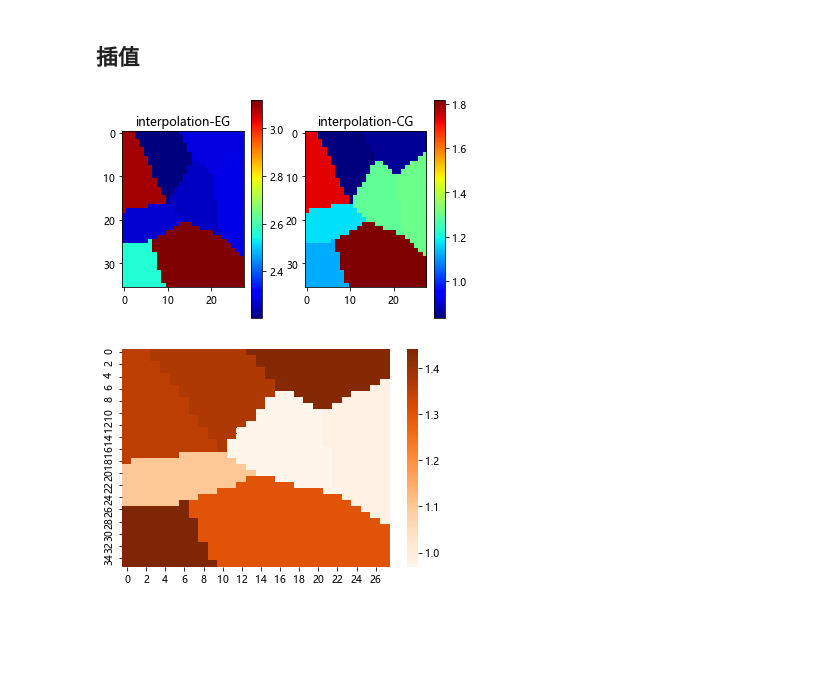
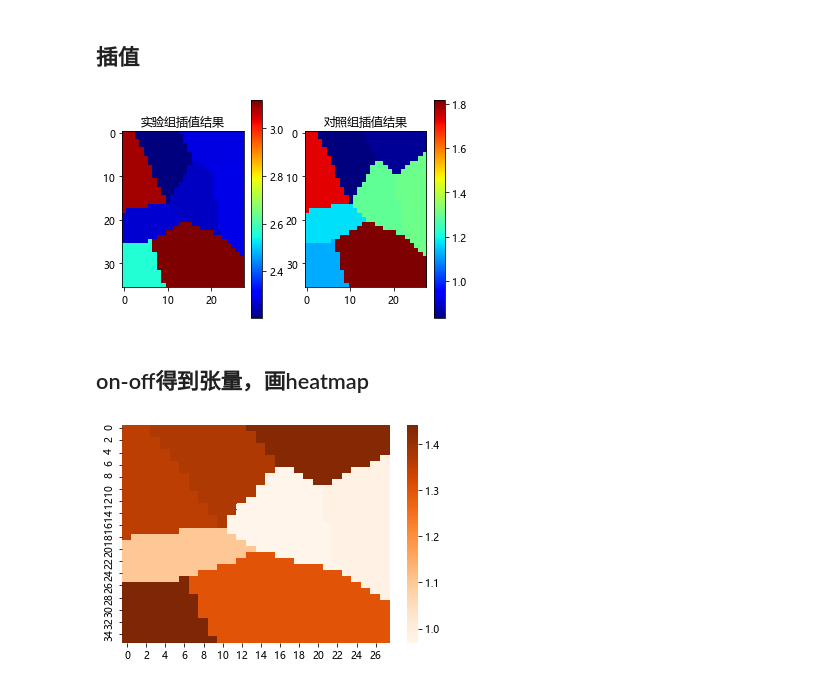
Before and after one commit to forward11/rainfall, a Jupyter notebook: Location_based_analysis/heatmap/model/get_wsl.ipynb, the cells around one changed output. Drawn from its saved outputs; the diff is of its cells as text; code cells hidden in the pictures; blank space fills up the shorter version.

```diff
--- a/Location_based_analysis/heatmap/model/get_wsl.ipynb
+++ b/Location_based_analysis/heatmap/model/get_wsl.ipynb
@@ -28,34 +28,35 @@ plt.savefig("E:\\rainfall\\Location_based_analysis\\heatmap\\plot\\wsl_station.p
 import numpy as np
 import matplotlib.pyplot as plt
 from scipy.interpolate import griddata
 
 
 points = np.array([[37.210511,102.909013],[37.20551,102.878327],[37.165511,102.884368],[37.185618,102.882639],[37.215397,102.900749],[37.214248,102.936537],[37.228041,102.925111],[37.168056,102.892945]]) #real
 
 values = np.array([2.259907594,3.08486863,2.563889543,2.27134932,2.204280506,2.28910368,2.285007458,3.11693058])
 valuse_CG = np.array([1.290712,1.729943303,1.123616726,1.170988225,0.832142561,1.306629076,0.85511074,1.816008055])
 
 #xi,yi = np.mgrid[37.235:37.155:18j, 102.881:102.941:14j]
 xi,yi = np.mgrid[37.24:37.15:36j, 102.87:102.94:28j]
 
 # grid就是插值结果，你想要的到的区间的每个点数据都在这个grid矩阵里
 grid = griddata(points, values, (xi, yi), method="nearest", fill_value=0)
 grid_CG =  griddata(points, valuse_CG, (xi, yi), method="nearest", fill_value=0)
 
 # 这里通过imshow显示时，坐标思维要按照计算机的来，普通图片是2维数组
 # x 是最终结果的第一维，下标是从上到下由零增加
 # y 是最终结果的第二维，下标是从左到右由零增加
-
-plt.title("interpolation-EG")
+plt.subplot(1,2,1)
+plt.title("实验组插值结果")
 plt.imshow(grid, cmap='jet')  # contourf jet gray
 plt.colorbar()
 
 plt.subplot(1,2,2)
-plt.title("interpolation-CG")
+plt.title("对照组插值结果")
 plt.imshow(grid_CG, cmap='jet')  # contourf jet gray
 plt.colorbar()
 plt.savefig("E:\\rainfall\\Location_based_analysis\\heatmap\\plot\\wsl_interpolate.png")
 plt.show()
+
 #grid_CG
 # %% [output]
-[figure, old version]
+[figure, new version]
@@ -64,3 +63,5 @@ plt.show()
+# %% [markdown]
+## on-off得到张量，画heatmap
 # %%
 import seaborn as sns
 
```
Also changed, not shown: parts of 3 cells of this notebook, 8 other files.
